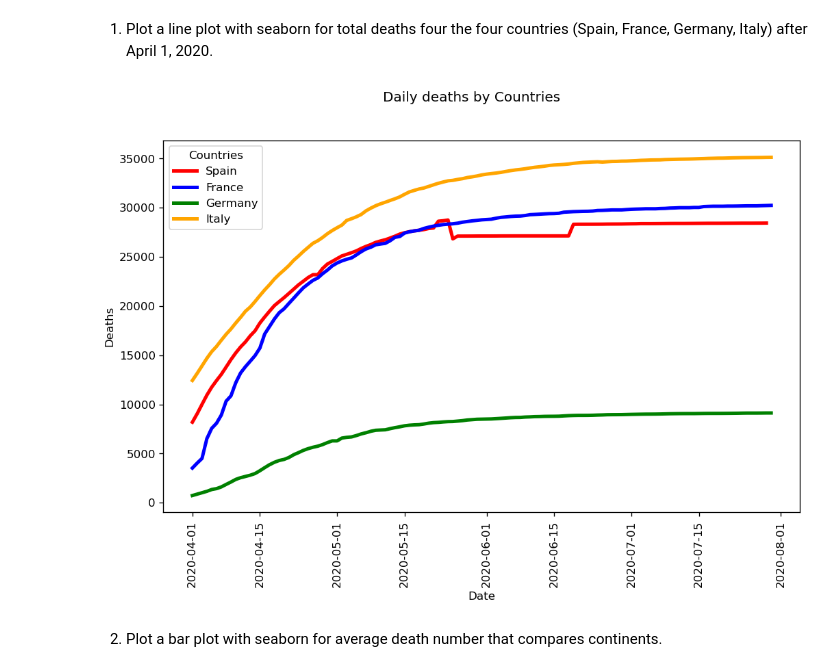
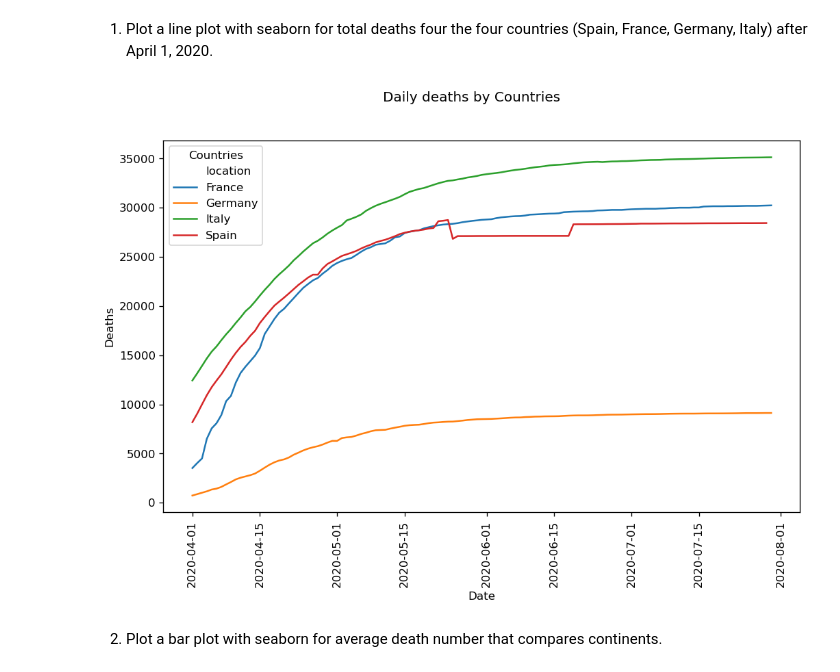
Before and after one commit to fatihbe25/bootrainDS, a Jupyter notebook: 04-Assignments for Visualization/04_06_VisualizationWithSeaborn.ipynb, the cells around one changed output. Cells and saved outputs as stored; diff of their text form; code cells hidden in the pictures.

Commit message:
Visualisation with Seaborn  and Ploty Express
Seaborn solution  updated:  Commented out for loop usage  and on one line  hue parameter changed by location...

Ploty Express solutions

```diff
--- a/04-Assignments for Visualization/04_06_VisualizationWithSeaborn.ipynb
+++ b/04-Assignments for Visualization/04_06_VisualizationWithSeaborn.ipynb
@@ -13,41 +13,49 @@ covid_data = pd.read_csv('owid-covid-data.csv', parse_dates=["date"], low_memory
 # %%
 
 #from datetime import datetime
 #startFrom=datetime(2020,4,1)
 #print(startFrom)
 
 #display(covid_data)
 
-countries=["Spain","France","Germany","Italy"]
-colors=["red","blue","green","orange"]
+
+
+
+# countries=["Spain","France","Germany","Italy"]
+# colors=["red","blue","green","orange"]
 
 fig=plt.figure(figsize=(10,6),dpi=120)
 fig.suptitle("Daily deaths by Countries")
 
+filtered_data=covid_data[ ( covid_data.location.isin(["Spain","France","Germany","Italy"]) ) &  (covid_data.date>="2020-04-01" )   ]
+sns.lineplot(data=filtered_data,x="date",y="total_deaths",hue="location")
 
-plotNo=1
+# plotNo=1
 
 
-for country in countries:
-    covid_data_filtered=covid_data[ ( covid_data.location==country ) &  (covid_data.date>="2020-04-01" )  ]    #.isin(["Spain","France","Germany","Italy"])
-    #covid_data_filtered
-    #total_deaths=covid_data_filtered.groupby("location").agg({"total_deaths":["sum"]})
-    #total_deaths
-    #plt.subplot(2,2,plotNo)
-    #plt.title("Total deatsh for {}".format(country),color=colors[plotNo-1])
-    sns.lineplot(x=covid_data_filtered.date,y="total_deaths",data=covid_data_filtered,linewidth=3,color=colors[plotNo-1],label=countries[plotNo-1])
+# for country in countries:
+#     covid_data_filtered=covid_data[ ( covid_data.location==country ) &  (covid_data.date>="2020-04-01" )  ]    #.isin(["Spain","France","Germany","Italy"])
+#     #covid_data_filtered
+#     #total_deaths=covid_data_filtered.groupby("location").agg({"total_deaths":["sum"]})
+#     #total_deaths
+#     #plt.subplot(2,2,plotNo)
+#     #plt.title("Total deatsh for {}".format(country),color=colors[plotNo-1])
+#     sns.lineplot(x=covid_data_filtered.date,y="total_deaths", data=covid_data_filtered,linewidth=3,color=colors[plotNo-1],label=countries[plotNo-1])
 
-    plotNo+=1
+
+#     plotNo+=1
 
 plt.xlabel("Date")
 plt.ylabel("Deaths")
 plt.xticks(rotation=90)
 plt.legend(title="Countries",loc=2)
 
+plt.show()
+
 import warnings
 warnings.filterwarnings("ignore")
 # %% [output]
-[figure, old version]
+[figure, new version]
 # %% [markdown]
 2. Plot a bar plot with seaborn for average death number that compares continents.
 # %%
```
Also changed, not shown: 1 other file.
